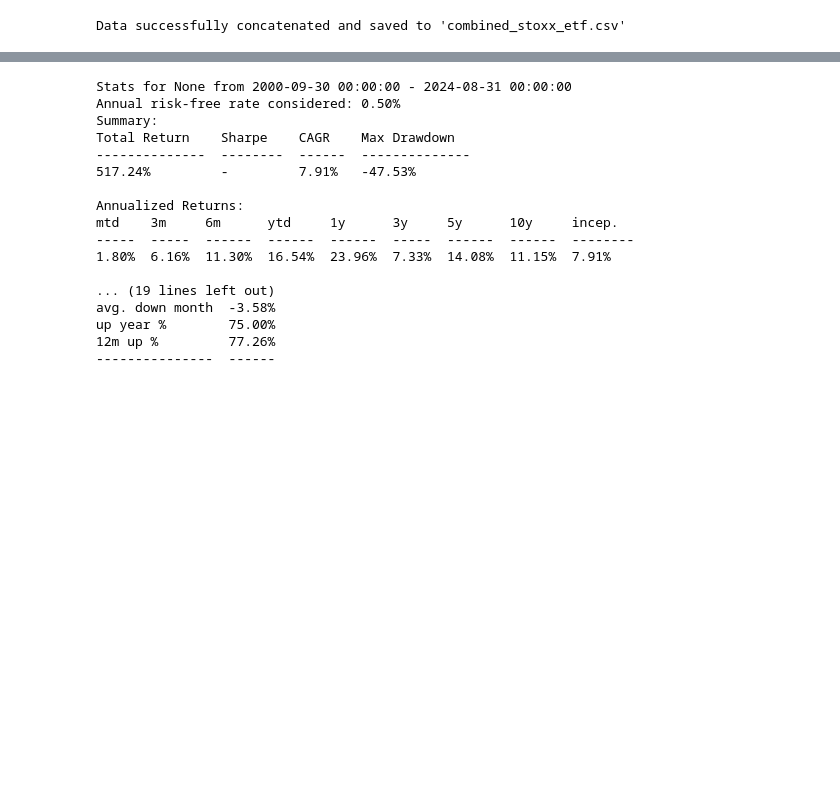
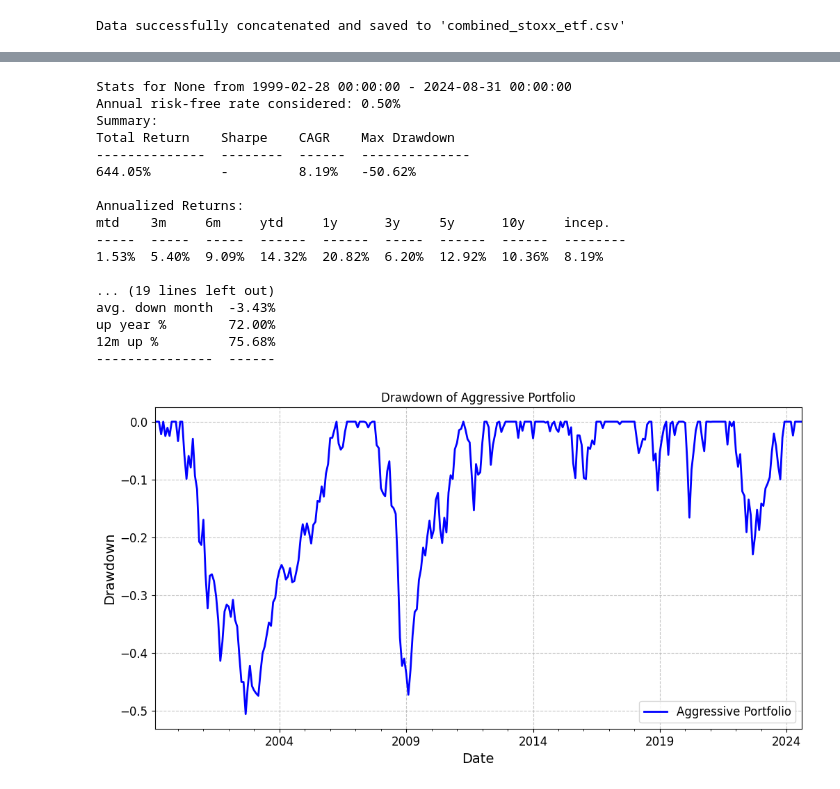
Before and after one commit to louissellier/finary_one, a Jupyter notebook: aggressive_backtest.ipynb, the cells around one changed output, grey strips where cells are left out. Saved outputs shown, nothing was run; the diff lists cells and outputs as text; code cells hidden in the pictures; blank space fills up the shorter version.

```diff
--- a/aggressive_backtest.ipynb
+++ b/aggressive_backtest.ipynb
@@ -246,22 +244,42 @@ Columns in returns_df: ['SP500', 'Nasdaq', 'Emerging Markets', 'Stoxx600', 'Gold
 # %%
-global_stats = ffn.calc_stats(cumulative_returns_indexed)
-global_stats.set_riskfree_rate(0.005)
-global_stats.display()
+global_stats1 = ffn.calc_stats(cumulative_returns_indexed)
+global_stats1.set_riskfree_rate(0.005)
+global_stats1.display()
 # %% [output]
-Stats for None from 2000-09-30 00:00:00 - 2024-08-31 00:00:00
+Stats for None from 1999-02-28 00:00:00 - 2024-08-31 00:00:00
 Annual risk-free rate considered: 0.50%
 Summary:
 Total Return    Sharpe    CAGR    Max Drawdown
 --------------  --------  ------  --------------
-517.24%         -         7.91%   -47.53%
+644.05%         -         8.19%   -50.62%
 
 Annualized Returns:
-mtd    3m     6m      ytd     1y      3y     5y      10y     incep.
------  -----  ------  ------  ------  -----  ------  ------  --------
-1.80%  6.16%  11.30%  16.54%  23.96%  7.33%  14.08%  11.15%  7.91%
+mtd    3m     6m     ytd     1y      3y     5y      10y     incep.
+-----  -----  -----  ------  ------  -----  ------  ------  --------
+1.53%  5.40%  9.09%  14.32%  20.82%  6.20%  12.92%  10.36%  8.19%
 
 ... (19 lines left out)
-avg. down month  -3.58%
-up year %        75.00%
-12m up %         77.26%
+avg. down month  -3.43%
+up year %        72.00%
+12m up %         75.68%
 ---------------  ------
+# %%
+# Plot the drawdown series for the aggressive portfolio
+drawdown1 = global_stats1.prices.to_drawdown_series().plot(
+    figsize=(12, 6),
+    grid=True,
+    title='Drawdown of Aggressive Portfolio',
+    color='blue',
+    linewidth=2,
+)
+
+# Add labels and legend
+plt.xlabel('Date', fontsize=14)
+plt.ylabel('Drawdown', fontsize=14)
+plt.legend(['Aggressive Portfolio'], fontsize=12)
+plt.xticks(fontsize=12)
+plt.yticks(fontsize=12)
+plt.grid(True, linestyle='--', alpha=0.7)
+plt.show()
+# %% [output]
+[figure, added]
```
Also changed, not shown: parts of 13 cells of this notebook, 4 other files.
